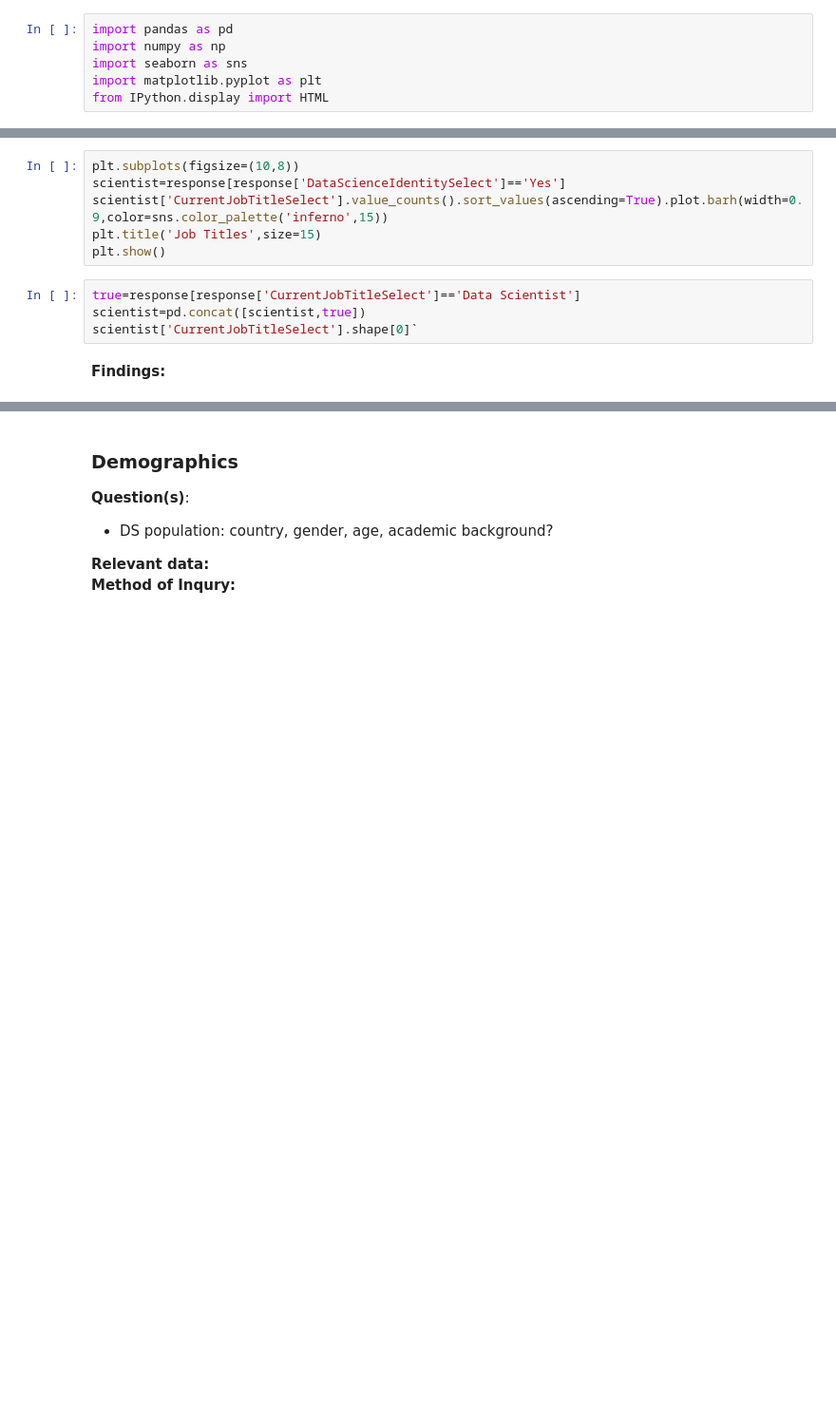
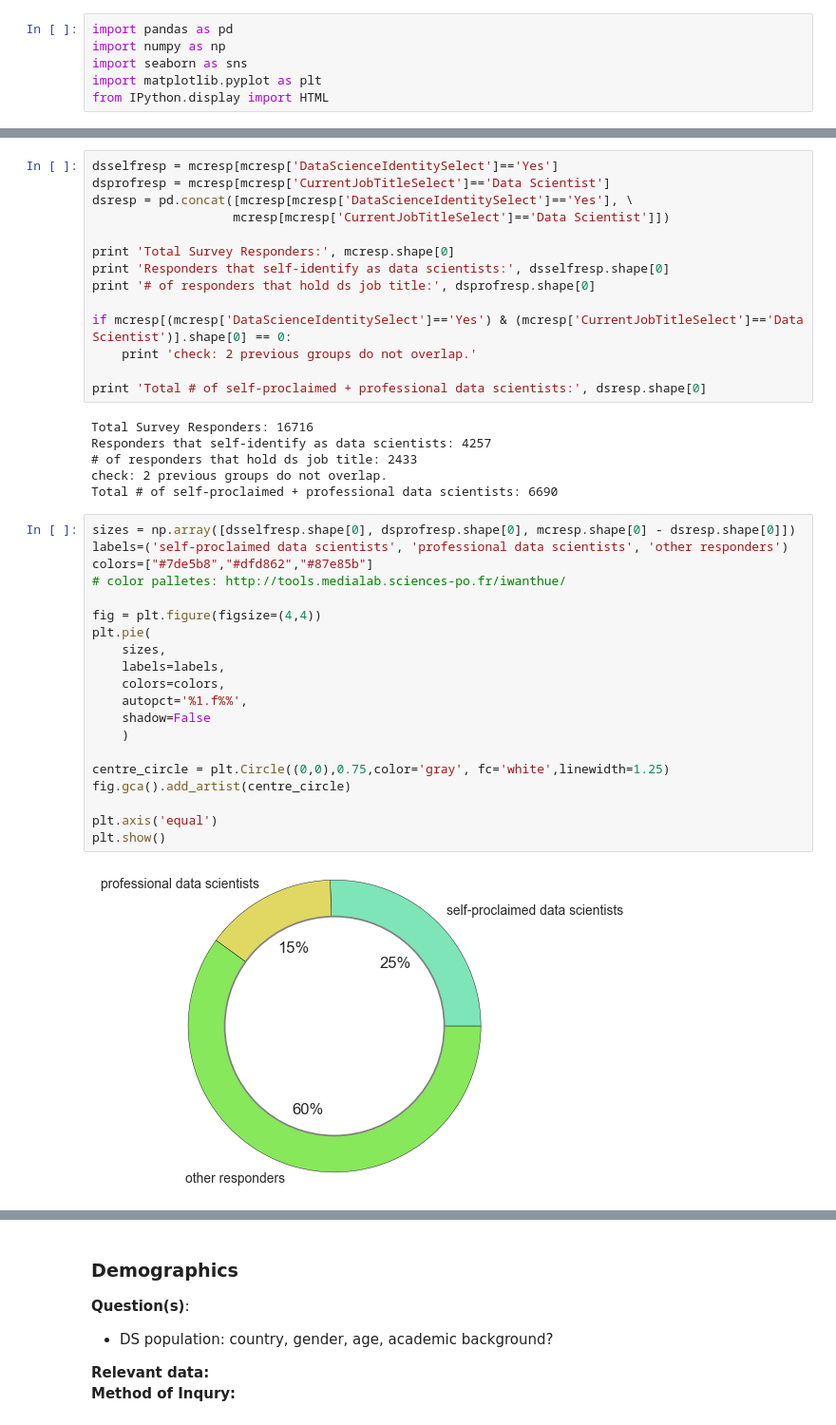
Before and after one commit to slavgl/kaggle-work, a Jupyter notebook: ML-and-Data-Science-Survey/ml-ds-survey-exploratory-analysis.ipynb, the cells around one changed output, grey strips where cells are left out. Shown at 95% size. Saved outputs shown, nothing was run; the diff lists cells and outputs as text; blank space fills up the shorter version.

```diff
--- a/ML-and-Data-Science-Survey/ml-ds-survey-exploratory-analysis.ipynb
+++ b/ML-and-Data-Science-Survey/ml-ds-survey-exploratory-analysis.ipynb
@@ -77,12 +77,42 @@ mcresp df shape:  (16716, 228)
-# %%
-plt.subplots(figsize=(10,8))
-scientist=response[response['DataScienceIdentitySelect']=='Yes']
-scientist['CurrentJobTitleSelect'].value_counts().sort_values(ascending=True).plot.barh(width=0.9,color=sns.color_palette('inferno',15))
-plt.title('Job Titles',size=15)
-plt.show()
-# %%
-true=response[response['CurrentJobTitleSelect']=='Data Scientist']
-scientist=pd.concat([scientist,true])
-scientist['CurrentJobTitleSelect'].shape[0]`
-# %% [markdown]
-<b>Findings:</b>
+# %%
+dsselfresp = mcresp[mcresp['DataScienceIdentitySelect']=='Yes']
+dsprofresp = mcresp[mcresp['CurrentJobTitleSelect']=='Data Scientist']
+dsresp = pd.concat([mcresp[mcresp['DataScienceIdentitySelect']=='Yes'], \
+                   mcresp[mcresp['CurrentJobTitleSelect']=='Data Scientist']])
+
+print 'Total Survey Responders:', mcresp.shape[0]
+print 'Responders that self-identify as data scientists:', dsselfresp.shape[0]
+print '# of responders that hold ds job title:', dsprofresp.shape[0]
+
+if mcresp[(mcresp['DataScienceIdentitySelect']=='Yes') & (mcresp['CurrentJobTitleSelect']=='Data Scientist')].shape[0] == 0:
+    print 'check: 2 previous groups do not overlap.'
+
+print 'Total # of self-proclaimed + professional data scientists:', dsresp.shape[0]
+# %% [output]
+Total Survey Responders: 16716
+Responders that self-identify as data scientists: 4257
+# of responders that hold ds job title: 2433
+check: 2 previous groups do not overlap.
+Total # of self-proclaimed + professional data scientists: 6690
+# %%
+sizes = np.array([dsselfresp.shape[0], dsprofresp.shape[0], mcresp.shape[0] - dsresp.shape[0]])
+labels=('self-proclaimed data scientists', 'professional data scientists', 'other responders')
+colors=["#7de5b8","#dfd862","#87e85b"]
+# color palletes: http://tools.medialab.sciences-po.fr/iwanthue/
+
+fig = plt.figure(figsize=(4,4))
+plt.pie(
+    sizes,
+    labels=labels,
+    colors=colors,
+    autopct='%1.f%%',
+    shadow=False
+    )
+
+centre_circle = plt.Circle((0,0),0.75,color='gray', fc='white',linewidth=1.25)
+fig.gca().add_artist(centre_circle)
+
+plt.axis('equal')
+plt.show()
+# %% [output]
+[figure, added]
```
Also changed, not shown: parts of 4 cells of this notebook.
